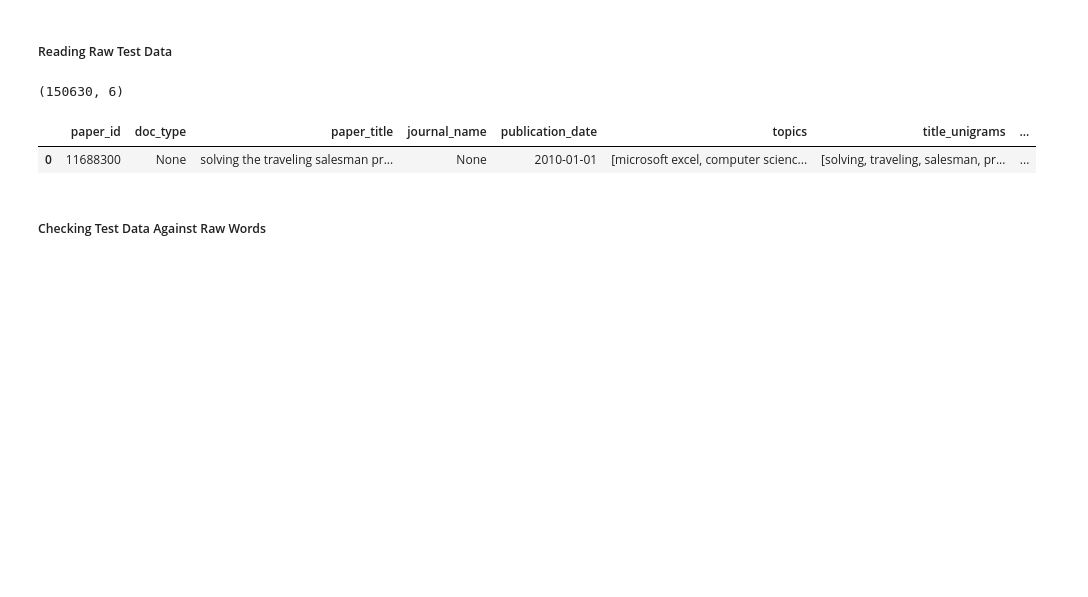
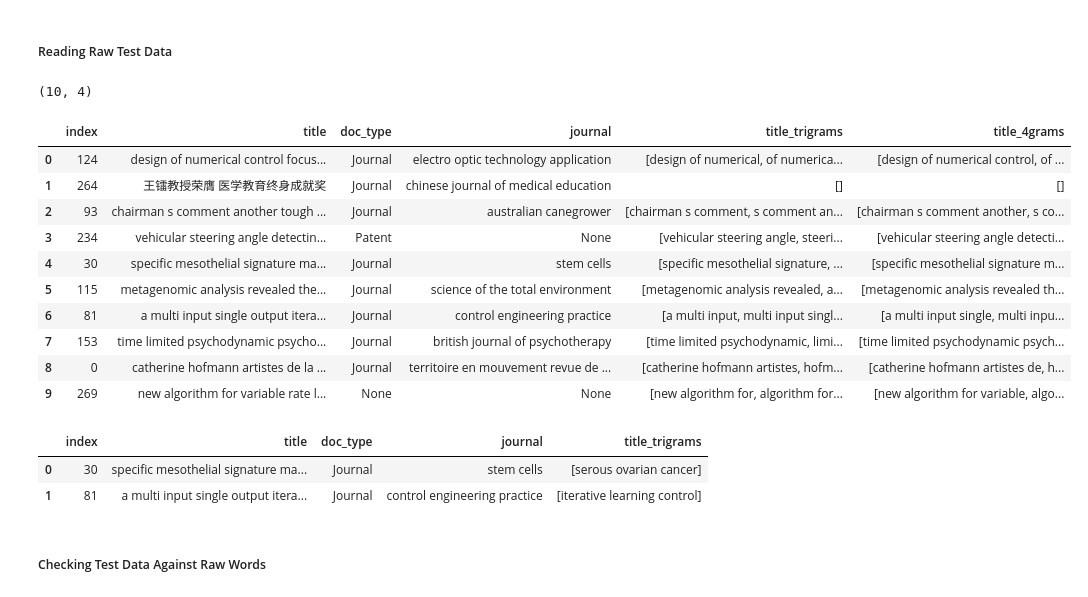
Before and after one commit to jpbarret13/MAG-model-code, a Jupyter notebook: ITER1/levels_analysis.ipynb, the cells around one changed output. Saved outputs shown, nothing was run; the diff lists cells and outputs as text; code cells hidden in the pictures; blank space fills up the shorter version.

```diff
--- a/ITER1/levels_analysis.ipynb
+++ b/ITER1/levels_analysis.ipynb
@@ -181,16 +197,27 @@ def get_4grams(sent):
     return [f"{split_sent[i]} {split_sent[i+1]} {split_sent[i+2]} {split_sent[i+3]}" for i in range(len(split_sent)-3)]
 # %%
 raw_data = pd.read_parquet('test_raw.parquet')
+raw_data = raw_data[['paper_title','doc_type','journal_name']].sample(10).reset_index().copy() # remove this later
 raw_data.shape
 # %% [output]
-(150630, 6)
+(10, 4)
 # %%
-raw_data['title_unigrams'] = raw_data['paper_title'].apply(lambda x: [i for i in x.split(" ") if i not in stop_words])
-raw_data['title_bigrams'] = raw_data['paper_title'].apply(get_bigrams)
+# raw_data['title_unigrams'] = raw_data['paper_title'].apply(lambda x: [i for i in x.split(" ") if i not in stop_words])
+# raw_data['title_bigrams'] = raw_data['paper_title'].apply(get_bigrams)
 raw_data['title_trigrams'] = raw_data['paper_title'].apply(get_trigrams)
 raw_data['title_4grams'] = raw_data['paper_title'].apply(get_4grams)
+raw_data.columns = ['index','title','doc_type','journal','title_trigrams','title_4grams']
 # %%
-raw_data.head(1)
+raw_data
 # %% [output]
-|  | paper_id | doc_type | paper_title | journal_name | publication_date | topics | title_unigrams | ... |
-| 0 | 11688300 | None | solving the traveling salesman pr... | None | 2010-01-01 | [microsoft excel, computer scienc... | [solving, traveling, salesman, pr... | ... |
+|  | index | title | doc_type | journal | title_trigrams | title_4grams |
+| 0 | 124 | design of numerical control focus... | Journal | electro optic technology application | [design of numerical, of numerica... | [design of numerical control, of ... |
+| 1 | 264 | 王镭教授荣膺 医学教育终身成就奖 | Journal | chinese journal of medical education | [] | [] |
+| 2 | 93 | chairman s comment another tough ... | Journal | australian canegrower | [chairman s comment, s comment an... | [chairman s comment another, s co... |
+| 3 | 234 | vehicular steering angle detectin... | Patent | None | [vehicular steering angle, steeri... | [vehicular steering angle detecti... |
+| 4 | 30 | specific mesothelial signature ma... | Journal | stem cells | [specific mesothelial signature, ... | [specific mesothelial signature m... |
+| 5 | 115 | metagenomic analysis revealed the... | Journal | science of the total environment | [metagenomic analysis revealed, a... | [metagenomic analysis revealed th... |
+| 6 | 81 | a multi input single output itera... | Journal | control engineering practice | [a multi input, multi input singl... | [a multi input single, multi inpu... |
+| 7 | 153 | time limited psychodynamic psycho... | Journal | british journal of psychotherapy | [time limited psychodynamic, limi... | [time limited psychodynamic psych... |
+| 8 | 0 | catherine hofmann artistes de la ... | Journal | territoire en mouvement revue de ... | [catherine hofmann artistes, hofm... | [catherine hofmann artistes de, h... |
+| 9 | 269 | new algorithm for variable rate l... | None | None | [new algorithm for, algorithm for... | [new algorithm for variable, algo... |
@@ -197,3 +231,9 @@ raw_data.head(1)
+# %%
+trigram_tags
+# %% [output]
+|  | index | title | doc_type | journal | title_trigrams |
+| 0 | 30 | specific mesothelial signature ma... | Journal | stem cells | [serous ovarian cancer] |
+| 1 | 81 | a multi input single output itera... | Journal | control engineering practice | [iterative learning control] |
 # %% [markdown]
 ##### Checking Test Data Against Raw Words
 # %%
```
Also changed, not shown: parts of 5 cells of this notebook, 1 other file.
